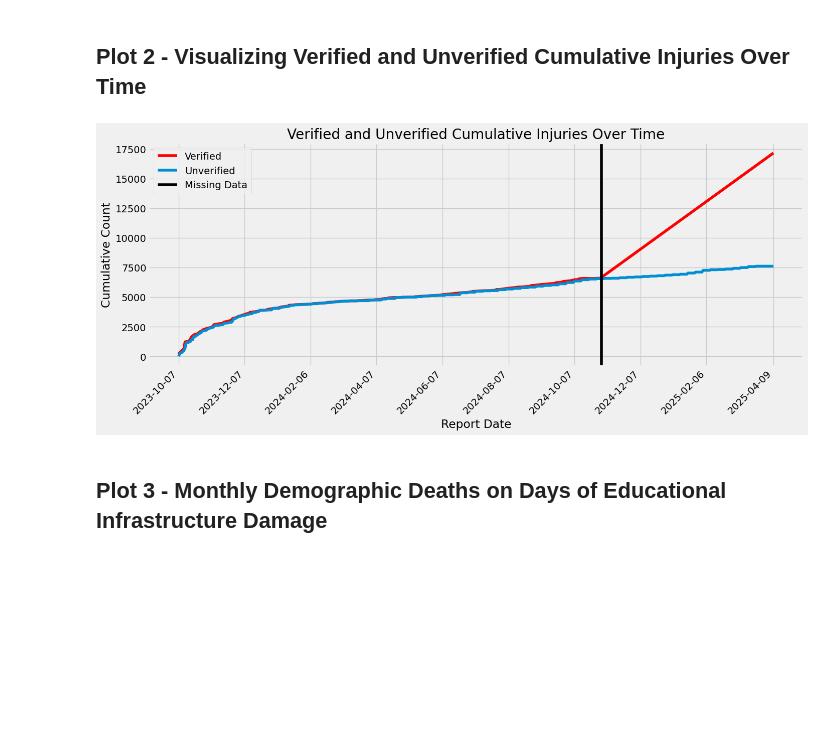
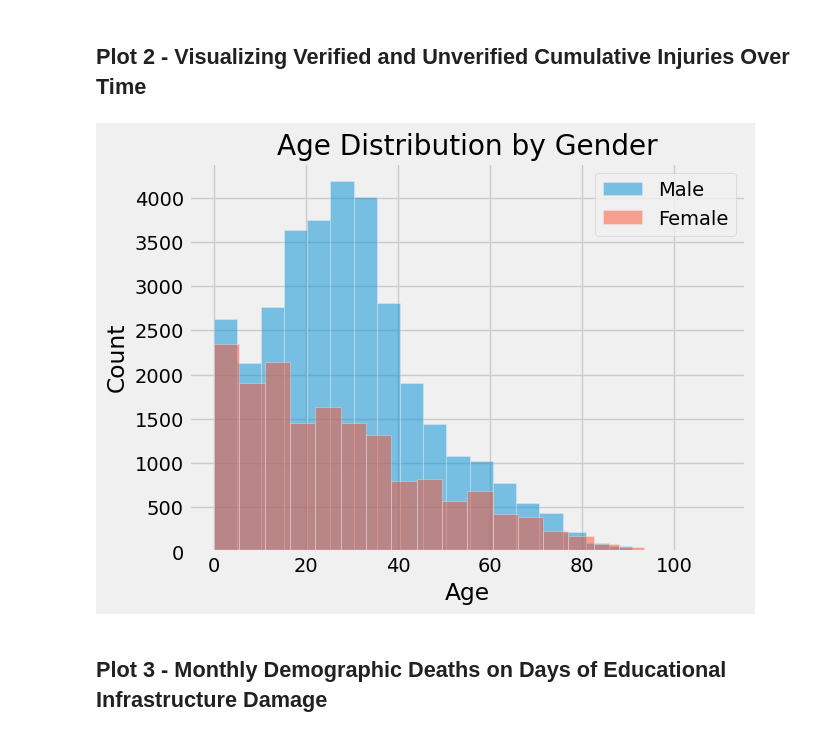
Before and after one commit to atrab-ah2207802/datascience, a Jupyter notebook: part B/project_part_b_preprocessing.ipynb, the cells around one changed output. Saved outputs shown, nothing was run; the diff lists cells and outputs as text; code cells hidden in the pictures; blank space fills up the shorter version.

```diff
--- a/part B/project_part_b_preprocessing.ipynb
+++ b/part B/project_part_b_preprocessing.ipynb
@@ -305,32 +305,24 @@ plt.show()
 # %% [markdown]
 ## Plot 2 - Visualizing Verified and Unverified Cumulative Injuries Over Time
 # %%
-dates_str = processed_west_bank_daily_casualties.column('report_date')
-verified_injured_cum = processed_west_bank_daily_casualties.column('verified.injured_cum')
-injured_cum = processed_west_bank_daily_casualties.column('injured_cum')
+# filter the data by Sex and get the Age column for each gender
+males = killed_in_gaza.where('Sex', 'm').column('Age')
+females = killed_in_gaza.where('Sex', 'f').column('Age')
 
-plt.figure(figsize=(15, 5.5))
+# plot the histogram for Age based on Gender
+plt.hist(males, bins=20, alpha=0.5, label='Male')
+plt.hist(females, bins=20, alpha=0.5, label='Female')
 
-missing_date_str = '2024-11-01'
-
-missing_index = np.where(dates_str == missing_date_str)[0][0] if missing_date_str in dates_str else len(dates_str)
-
-plt.plot(dates_str, verified_injured_cum, color='red',label='Verified')
-plt.plot(dates_str, injured_cum, label='Unverified')
-plt.axvline(x=missing_date_str, color='black', label='Missing Data')
-
-plt.xlabel('Report Date')
-plt.ylabel('Cumulative Count')
-plt.title('Verified and Unverified Cumulative Injuries Over Time')
+# customize the plot
+plt.title('Age Distribution by Gender')
+plt.xlabel('Age')
+plt.ylabel('Count')
 plt.legend()
 
-num_labels = 10
-label_indices = np.linspace(0, len(dates_str) - 1, num_labels, dtype=int)
-selected_dates = np.array(dates_str)[label_indices]
-plt.xticks(selected_dates, rotation=45, ha='right')
+# show the plot
 plt.show()
 # %% [output]
-[figure, old version]
+[figure, new version]
 # %% [markdown]
 ## Plot 3 - Monthly Demographic Deaths on Days of Educational Infrastructure Damage
 # %%
```
Also changed, not shown: parts of 4 cells of this notebook.
